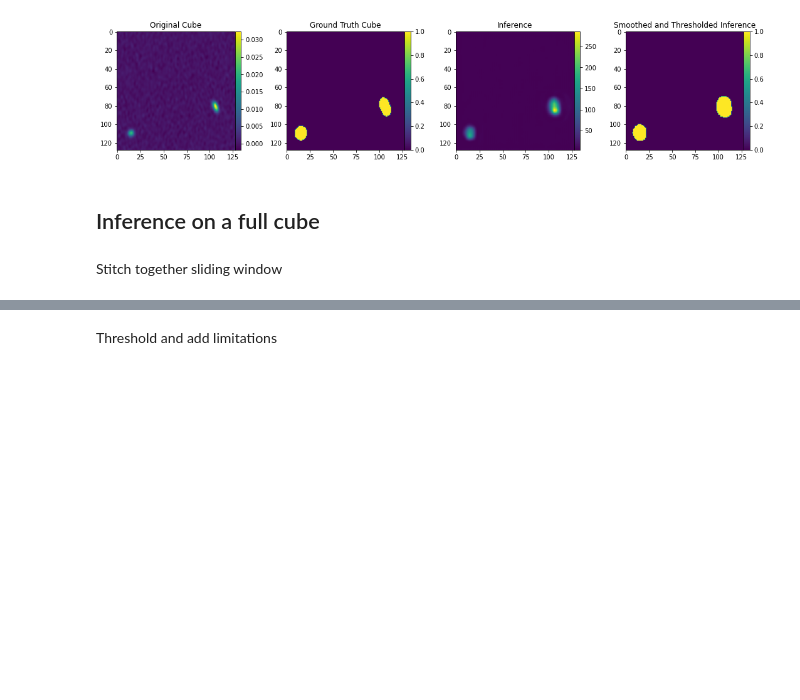
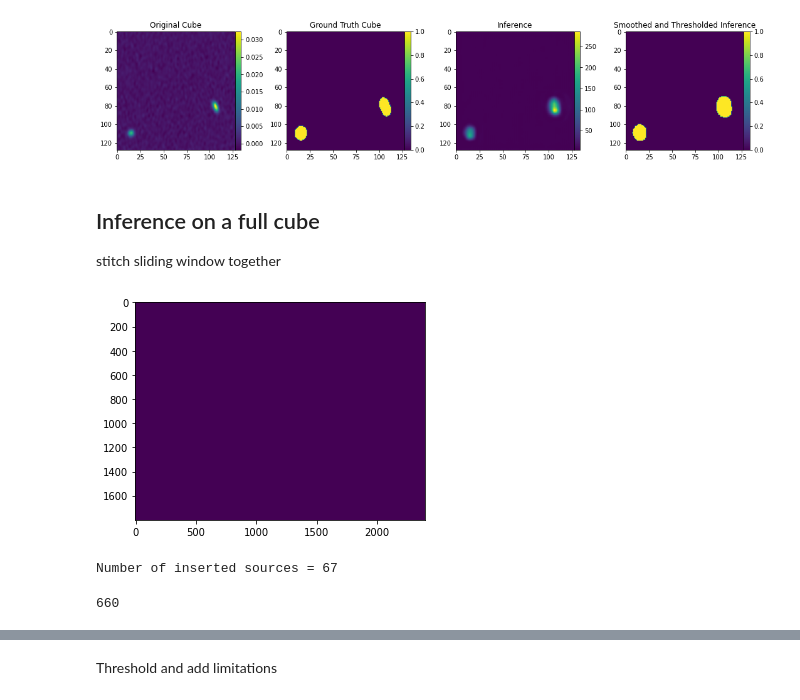
Before and after one commit to Jbarkai/HISourceFinder, a Jupyter notebook: notebooks/Inference.ipynb, the cells around one changed output, grey strips where cells are left out. Saved outputs shown, nothing was run; the diff lists cells and outputs as text; code cells hidden in the pictures; blank space fills up the shorter version.

```diff
--- a/notebooks/Inference.ipynb
+++ b/notebooks/Inference.ipynb
@@ -192,19 +178,32 @@ fig.tight_layout()
 [figure]
 # %% [markdown]
 ## Inference on a full cube
+stitch sliding window together
-# %% [markdown]
-Stitch together sliding window
 # %%
 dims = [128, 128, 64]
 overlaps = [15, 20, 20]
 orig_data = fits.getdata("../data/training/Input/loud_1245mosC.fits")
 realseg_data = fits.getdata("../data/training/Target/mask_1245mosC.fits")
 test_file = "loud_1245mosC-slidingwindowindices.txt"
 with open(test_file, "rb") as fp:
     test_list = pickle.load(fp)
 for index, window in enumerate(test_list):
     test_list[index][0][0] = "." + window[0][0].replace("loudInput", "Input")
     test_list[index][0][1] = "." + window[0][1]
-model.eval()
+# z_test_list = [i for i in test_list if i[3] in [[176, 240]]]
 empty_arr = np.zeros((652, 1800, 2400))*np.nan
+plt.imshow(realseg_data[32])
+plt.show()
+# %% [output]
+[figure, added]
+# %%
+object_labels = skmeas.label(realseg_data[176:284])
+print("Number of inserted sources =", len(np.unique(object_labels)))
+# %% [output]
+Number of inserted sources = 67
+# %%
+z_test_list = [i for i in test_list if i[3] in [[176, 240], [220, 284]]]
+len(z_test_list)
+# %% [output]
+660
 # %%
```
Also changed, not shown: parts of 16 cells of this notebook, 4 other files.
